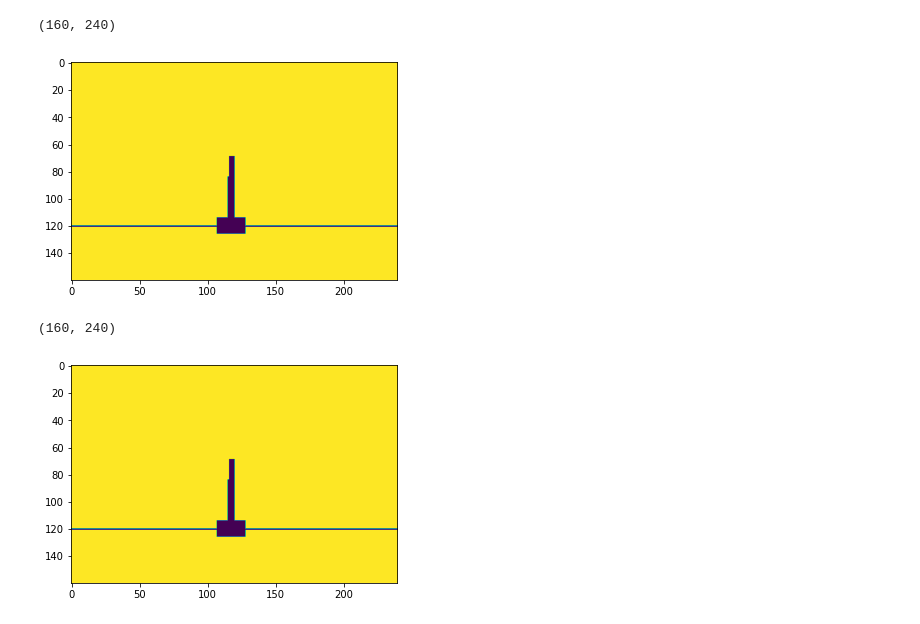
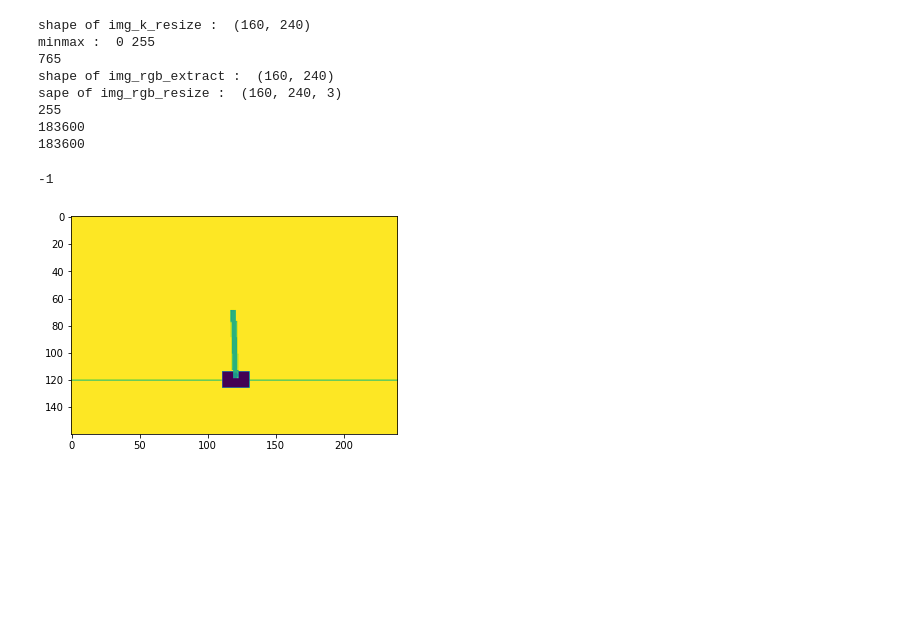
Before and after one commit to Kimbyung-wook/RL_Note, a Jupyter notebook: notebook/cv/cartpole.ipynb, the cells around one changed output. Saved outputs shown, nothing was run; the diff lists cells and outputs as text; code cells hidden in the pictures; blank space fills up the shorter version.

```diff
--- a/notebook/cv/cartpole.ipynb
+++ b/notebook/cv/cartpole.ipynb
@@ -126,14 +43,38 @@ print(np.shape(img_rgb_resize))
 # %%
+# Resize and Cut
+img_rgb =  env.render(mode='rgb_array')
+img_rgb_resize = cv2.resize(img_rgb, (240, 160), interpolation=cv2.INTER_CUBIC)
 img_rgb_resize[img_rgb_resize < 255] = 0
-plt.imshow(img_rgb_resize)
+plt.imshow(img_rgb_resize[2])
 print(np.shape(img_rgb_resize))
-# %% [output]
-(160, 240)
-[figure, removed]
-# %%
-img_rgb_resize = img_rgb_resize / 255
-plt.imshow(img_rgb_resize)
-print(np.shape(img_rgb_resize))
-# %% [output]
-(160, 240)
-[figure, removed]
+# %%
+#
+# Resize and Cut
+img_rgb =  env.render(mode='rgb_array')
+img_rgb_resize = cv2.resize(img_rgb, (240, 160), interpolation=cv2.INTER_CUBIC)
+img_k_resize = cv2.cvtColor(img_rgb_resize,cv2.COLOR_RGB2GRAY)
+# img_rgb_resize[img_rgb_resize > 255] = 0
+# img_rgb_resize = img_rgb_resize.transpose()
+# img_rgb_extract= img_rgb_resize.sum(axis=0)
+# img_rgb_extract= img_rgb_extract.transpose()
+# img_rgb_extract= img_rgb_resize.sum(axis=2)
+print('shape of img_k_resize : ',np.shape(img_k_resize))
+print('minmax : ',img_k_resize.min(), img_k_resize.max())
+print(img_rgb_extract[0][0])
+print('shape of img_rgb_extract : ',np.shape(img_rgb_extract))
+plt.imshow(img_k_resize)
+print('sape of img_rgb_resize : ',np.shape(img_rgb_resize))
+print(img_rgb_resize[0].max())
+print(img_rgb_resize[1].sum())
+print(img_rgb_resize[2].sum())
+# %% [output]
+shape of img_k_resize :  (160, 240)
+minmax :  0 255
+765
+shape of img_rgb_extract :  (160, 240)
+sape of img_rgb_resize :  (160, 240, 3)
+255
+183600
+183600
+-1
+[figure, added]
```
Also changed, not shown: parts of 10 cells of this notebook, 7 other files.
